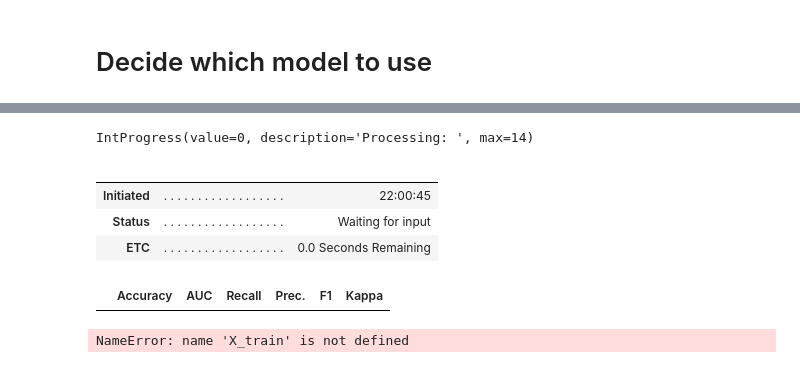
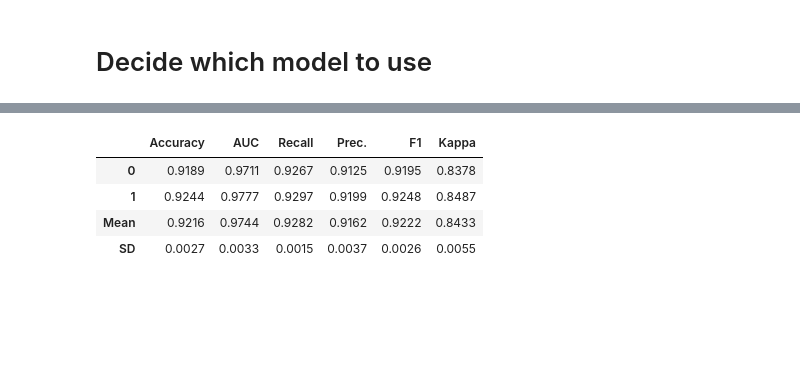
Before and after one commit to justinboggs/FannieSaves, a Jupyter notebook: Scott/ML EDA/Scott - Model - 1 - PyCaret Setup and Create Model-2012.ipynb, the cells around one changed output, grey strips where cells are left out. Drawn from its saved outputs; the diff is of its cells as text; code cells hidden in the pictures; blank space fills up the shorter version.

```diff
--- a/Scott/ML EDA/Scott - Model - 1 - PyCaret Setup and Create Model-2012.ipynb
+++ b/Scott/ML EDA/Scott - Model - 1 - PyCaret Setup and Create Model-2012.ipynb
@@ -234,19 +201,20 @@ KeyboardInterrupt:
 # %%
+%%time
+
 # Extra Trees Classifier	 has best balance
 et = create_model(
     'et'
     , ensemble = False
     , method = None # if ensemble, choose 'Bagging' or 'Boosting'
-    , fold = 10
+    , fold = 2
     , round = 4 # decimal places
     , verbose = True
 )
+
+DoneNotice(2000)
 # %% [output]
-IntProgress(value=0, description='Processing: ', max=14)
-|  |  |  |
-|  |  |  |
-| Initiated | . . . . . . . . . . . . . . . . . . | 22:00:45 |
-| Status | . . . . . . . . . . . . . . . . . . | Waiting for input |
-| ETC | . . . . . . . . . . . . . . . . . . | 0.0 Seconds Remaining |
+|  | Accuracy | AUC | Recall | Prec. | F1 | Kappa |
+| 0 | 0.9189 | 0.9711 | 0.9267 | 0.9125 | 0.9195 | 0.8378 |
+| 1 | 0.9244 | 0.9777 | 0.9297 | 0.9199 | 0.9248 | 0.8487 |
+| Mean | 0.9216 | 0.9744 | 0.9282 | 0.9162 | 0.9222 | 0.8433 |
+| SD | 0.0027 | 0.0033 | 0.0015 | 0.0037 | 0.0026 | 0.0055 |
-|  | Accuracy | AUC | Recall | Prec. | F1 | Kappa |
-NameError: name 'X_train' is not defined
```
Also changed, not shown: parts of 18 cells of this notebook, 4 other files.
